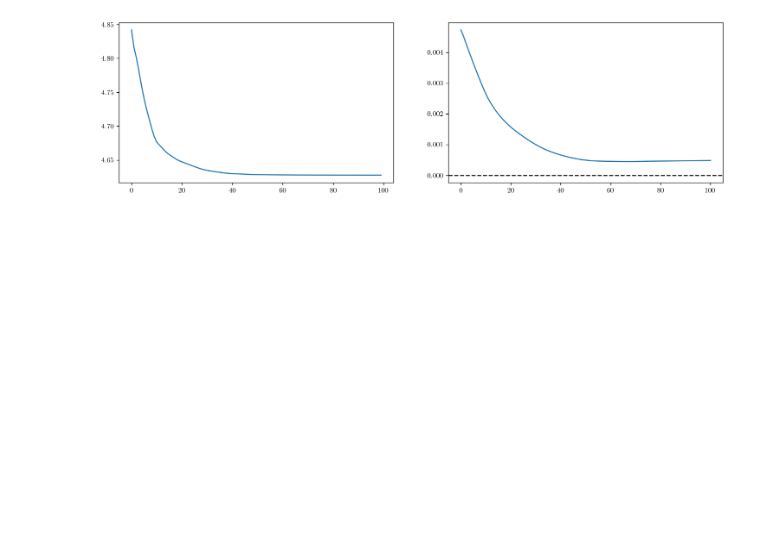
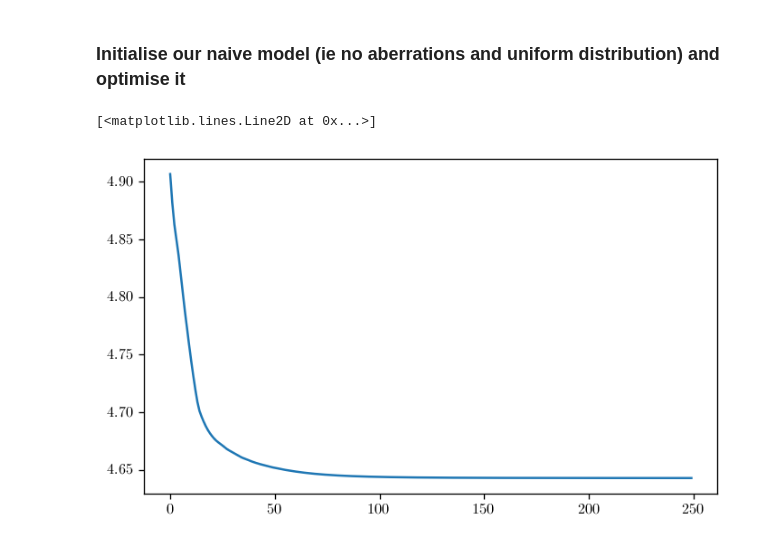
Before and after one commit to benjaminpope/sibylla, a Jupyter notebook: notebooks/phase_deconvolution.ipynb, the cells around one changed output. Cells and saved outputs as stored; diff of their text form; code cells hidden in the pictures; blank space fills up the shorter version.

```diff
--- a/notebooks/phase_deconvolution.ipynb
+++ b/notebooks/phase_deconvolution.ipynb
@@ -168,5 +207,5 @@ def loss_fn(model, data, alpha=1e3, beta=1e1, gamma=1e5):
 # %%
 %%time
-loss, grads = loss_fn(model, data)
+loss, grads = loss_fn(tel, data)
 print("Initial Loss: {}".format(loss))
 # %% [output]
@@ -176,34 +215,48 @@ Wall time: 428 ms
+# %% [markdown]
+### Initialise our naive model (ie no aberrations and uniform distribution) and optimise it
 # %%
-dist_optimiser = optax.adam(1e-1)
-coeffs_optimiser = optax.adam(1e-8)
-optimisers = [dist_optimiser, coeffs_optimiser]
+# Initialise a fresh model
+starting_aberrations = np.zeros_like(tel.aperture.coefficients)
+starting_distribution = np.ones_like(tel.distribution)
+starting_distribution /= starting_distribution.sum()
+
+# Set the initial model
+model = tel.set(
+    ["aperture.coefficients", "distribution"],
+    [starting_aberrations, starting_distribution],
+)
+
+# Get the optimisers
 optim, opt_state = zdx.get_optimiser(model, params, optimisers)
 
+# Optimise!
 losses, models_out = [], [model]
-with tqdm(range(100),desc='Gradient Descent') as t:
+with tqdm(range(250),desc='Gradient Descent') as t:
     for i in t:
+        # Update the model
         loss, grads = loss_fn(model, data)
         updates, opt_state = optim.update(grads, opt_state)
         model = zdx.apply_updates(model, updates)
+
+        # Re-normalise the distribution to unity power
+        dist = np.maximum(model.distribution, 0) # Ensure no negative values
+        dist /= dist.sum() # Normalise to unity
+
+        model = model.set("distribution", dist)
+
+        # Save the outputs
         models_out.append(model)
         losses.append(loss)
         t.set_description("Loss: {:.3f}".format(loss.mean())) # update the progress bar
 # %%
 losses = np.array(losses)
-
-dists_out = np.array([model.normalise().get(dist) for model in models_out])
-dist_loss = np.square(distribution[None, :, :] - dists_out).sum((-1, -2))
 
 plt.figure(figsize=(15, 4))
 plt.subplot(1, 2, 1)
 plt.plot(np.log10(losses))
-
-plt.subplot(1, 2, 2)
-plt.plot(dist_loss)
-plt.axhline(0, color='k', ls='--')
-plt.show()
 # %% [output]
+[<matplotlib.lines.Line2D at 0x...>]
-[figure, old version]
+[figure, new version]
 # %%
 image = models_out[-1].model()
 
```
Also changed, not shown: parts of 20 cells of this notebook, 1 other file.
